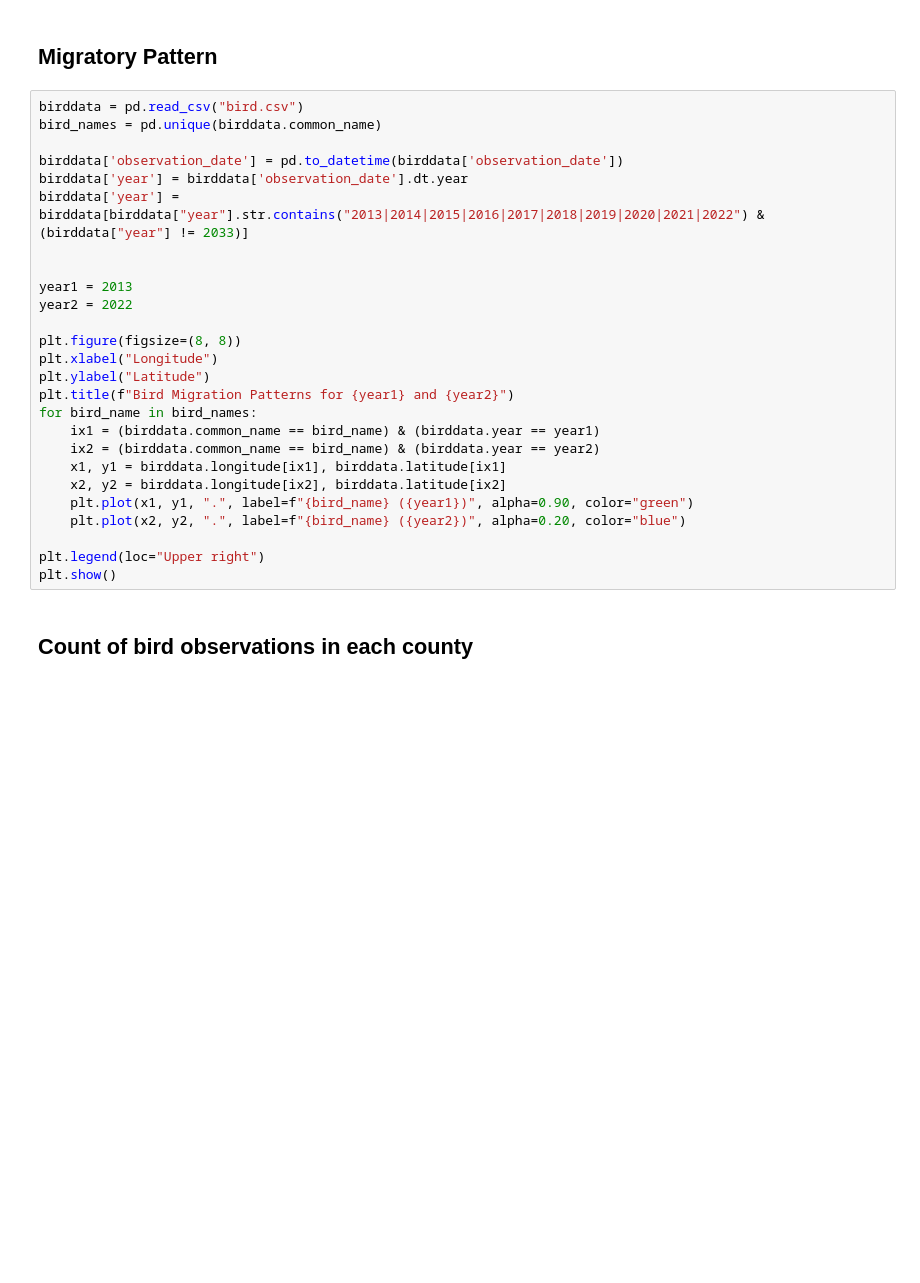
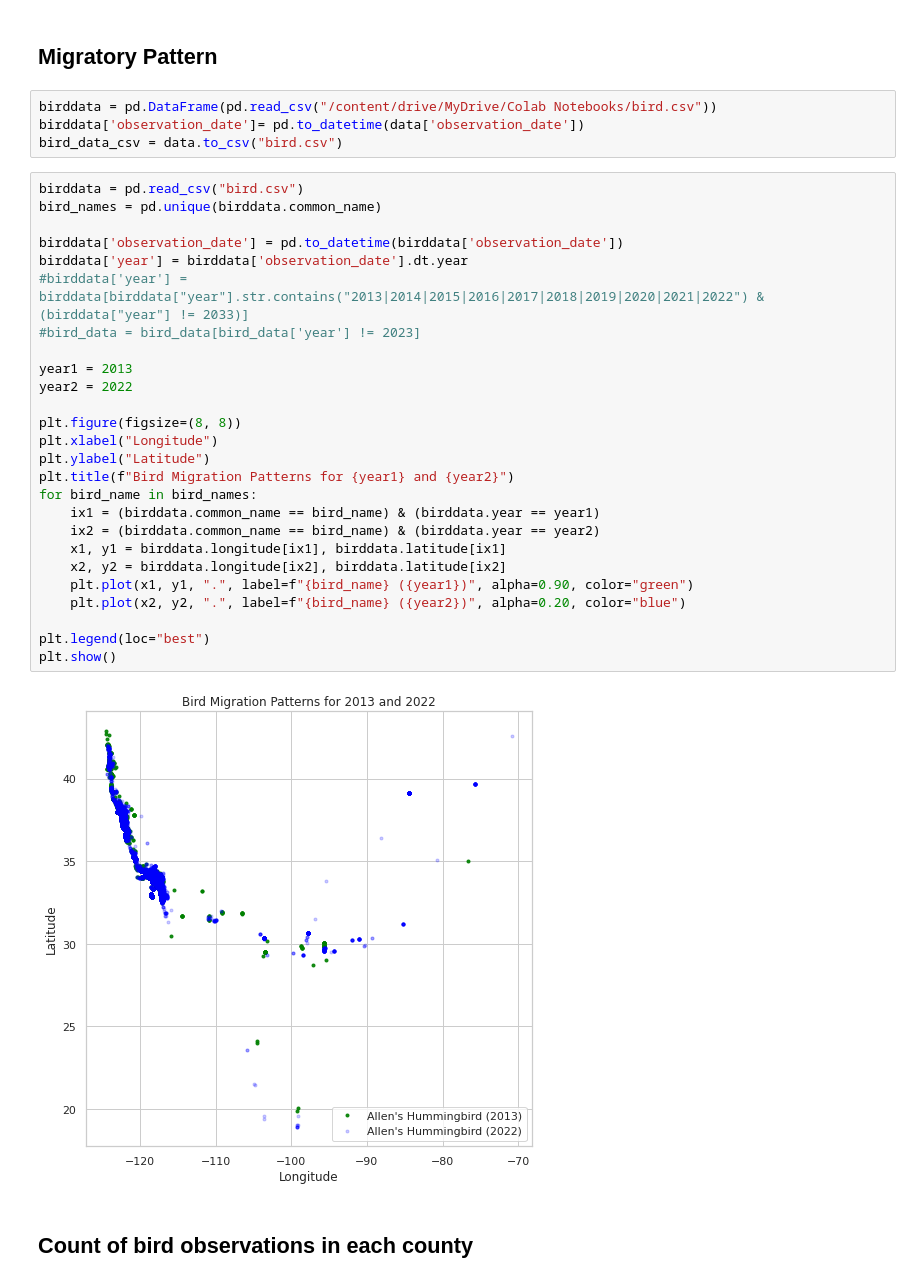
Before and after one commit to imshivs/hummingbirds, a Jupyter notebook: hummingbirds_FINAL_PROJECT.ipynb, the cells around one changed output. Drawn from its saved outputs; the diff is of its cells as text; blank space fills up the shorter version.

```diff
--- a/hummingbirds_FINAL_PROJECT.ipynb
+++ b/hummingbirds_FINAL_PROJECT.ipynb
@@ -176,31 +130,37 @@ observations = observations[observations["latitude"].notna()]
 observations = observations[observations["longitude"].notna()]
 # %% [markdown]
 ## **Migratory Pattern**
+# %%
+birddata = pd.DataFrame(pd.read_csv("/content/drive/MyDrive/Colab Notebooks/bird.csv"))
+birddata['observation_date']= pd.to_datetime(data['observation_date'])
+bird_data_csv = data.to_csv("bird.csv")
 # %%
 birddata = pd.read_csv("bird.csv")
 bird_names = pd.unique(birddata.common_name)
 
 birddata['observation_date'] = pd.to_datetime(birddata['observation_date'])
 birddata['year'] = birddata['observation_date'].dt.year
-birddata['year'] = birddata[birddata["year"].str.contains("2013|2014|2015|2016|2017|2018|2019|2020|2021|2022") & (birddata["year"] != 2033)]
-
+#birddata['year'] = birddata[birddata["year"].str.contains("2013|2014|2015|2016|2017|2018|2019|2020|2021|2022") & (birddata["year"] != 2033)]
+#bird_data = bird_data[bird_data['year'] != 2023]
 
 year1 = 2013
 year2 = 2022
 
 plt.figure(figsize=(8, 8))
 plt.xlabel("Longitude")
 plt.ylabel("Latitude")
 plt.title(f"Bird Migration Patterns for {year1} and {year2}")
 for bird_name in bird_names:
     ix1 = (birddata.common_name == bird_name) & (birddata.year == year1)
     ix2 = (birddata.common_name == bird_name) & (birddata.year == year2)
     x1, y1 = birddata.longitude[ix1], birddata.latitude[ix1]
     x2, y2 = birddata.longitude[ix2], birddata.latitude[ix2]
     plt.plot(x1, y1, ".", label=f"{bird_name} ({year1})", alpha=0.90, color="green")
     plt.plot(x2, y2, ".", label=f"{bird_name} ({year2})", alpha=0.20, color="blue")
 
-plt.legend(loc="Upper right")
+plt.legend(loc="best")
 plt.show()
+# %% [output]
+[figure, added]
 # %% [markdown]
 ## **Count of bird observations in each county**
```
Also changed, not shown: parts of 21 cells of this notebook.
